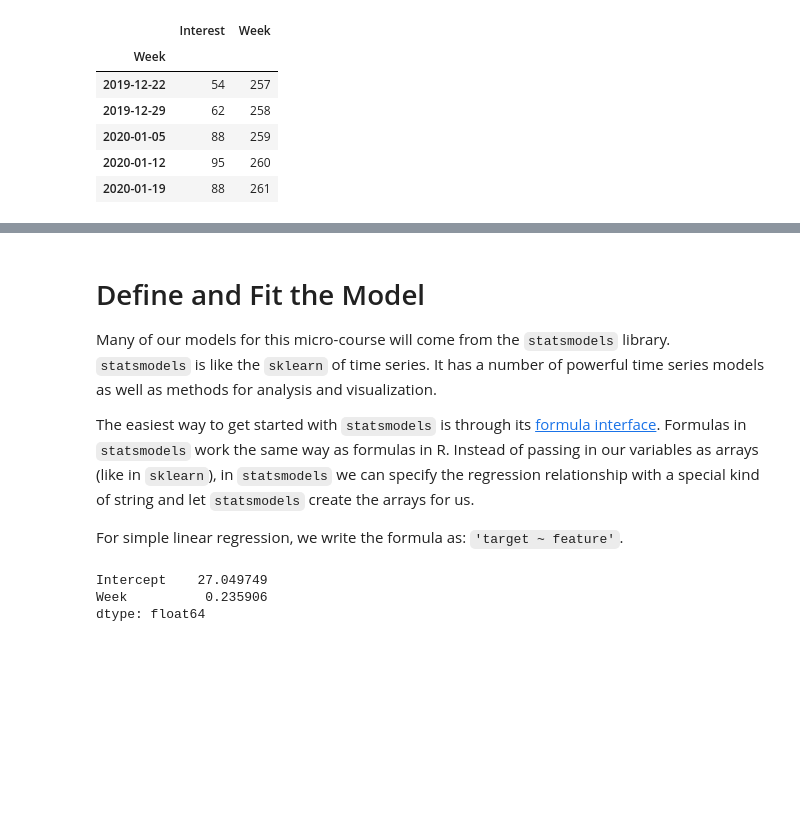
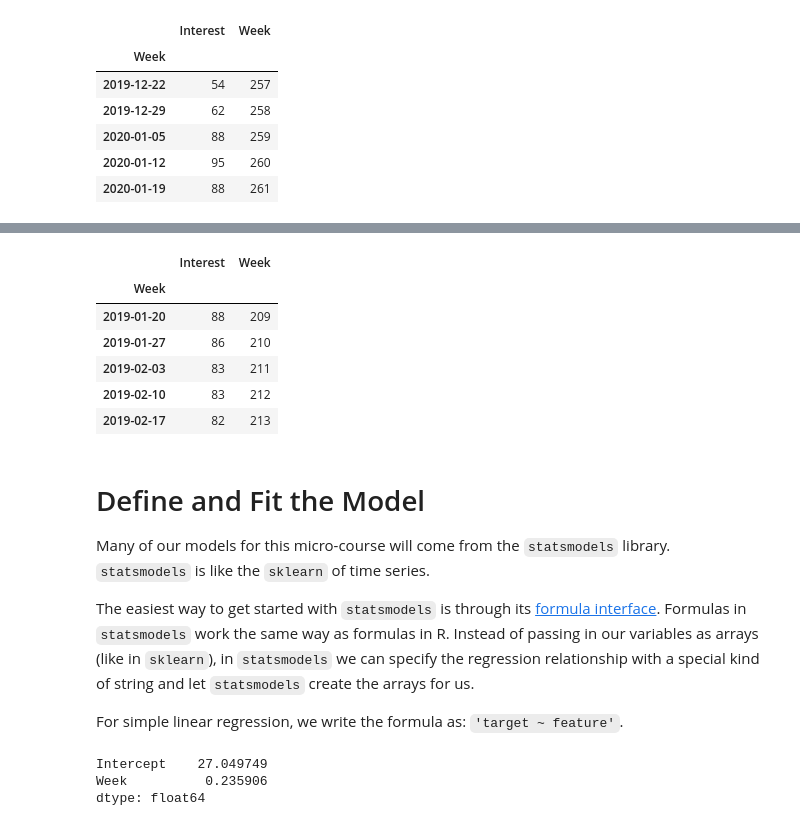
Before and after one commit to ryanholbrook/kaggle-learn, a Jupyter notebook: notebooks/tutorial-1-first-model.ipynb, the cells around one changed output, grey strips where cells are left out. Cells and saved outputs as stored; diff of their text form; code cells hidden in the pictures; blank space fills up the shorter version.

```diff
--- a/notebooks/tutorial-1-first-model.ipynb
+++ b/notebooks/tutorial-1-first-model.ipynb
@@ -158,7 +175,17 @@ train_data, val_data = train_test_split(data, test_size = 0.2, shuffle = False)
+# %%
+val_data.head()
+# %% [output]
+|  | Interest | Week |
+| Week |  |  |
+| 2019-01-20 | 88 | 209 |
+| 2019-01-27 | 86 | 210 |
+| 2019-02-03 | 83 | 211 |
+| 2019-02-10 | 83 | 212 |
+| 2019-02-17 | 82 | 213 |
 # %% [markdown]
 # Define and Fit the Model #
 
-Many of our models for this micro-course will come from the `statsmodels` library. `statsmodels` is like the `sklearn` of time series. It has a number of powerful time series models as well as methods for analysis and visualization.
+Many of our models for this micro-course will come from the `statsmodels` library. `statsmodels` is like the `sklearn` of time series.
 
 The easiest way to get started with `statsmodels` is through its [formula interface](https://www.statsmodels.org/stable/example_formulas.html). Formulas in `statsmodels` work the same way as formulas in R. Instead of passing in our variables as arrays (like in `sklearn`), in `statsmodels` we can specify the regression relationship with a special kind of string and let `statsmodels` create the arrays for us.
 
```
Also changed, not shown: parts of 22 cells of this notebook, 4 other files.
